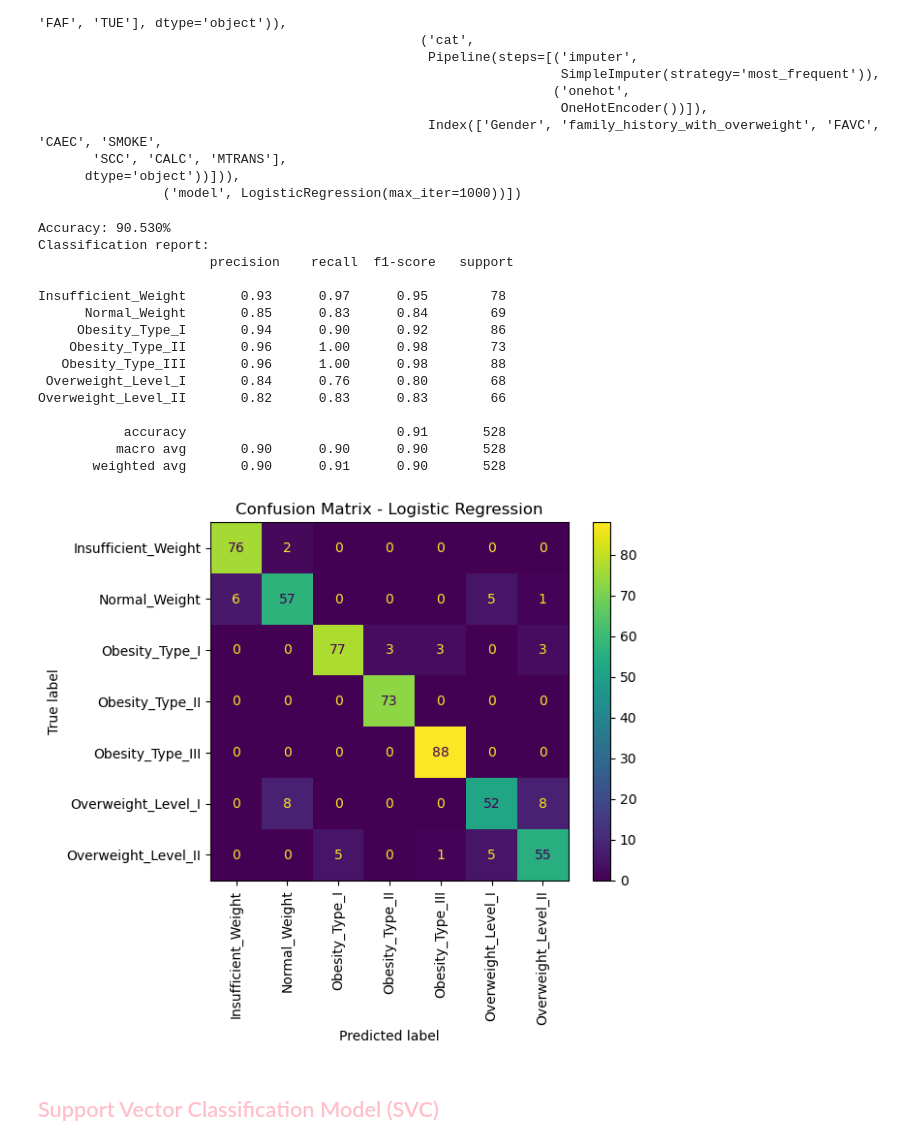
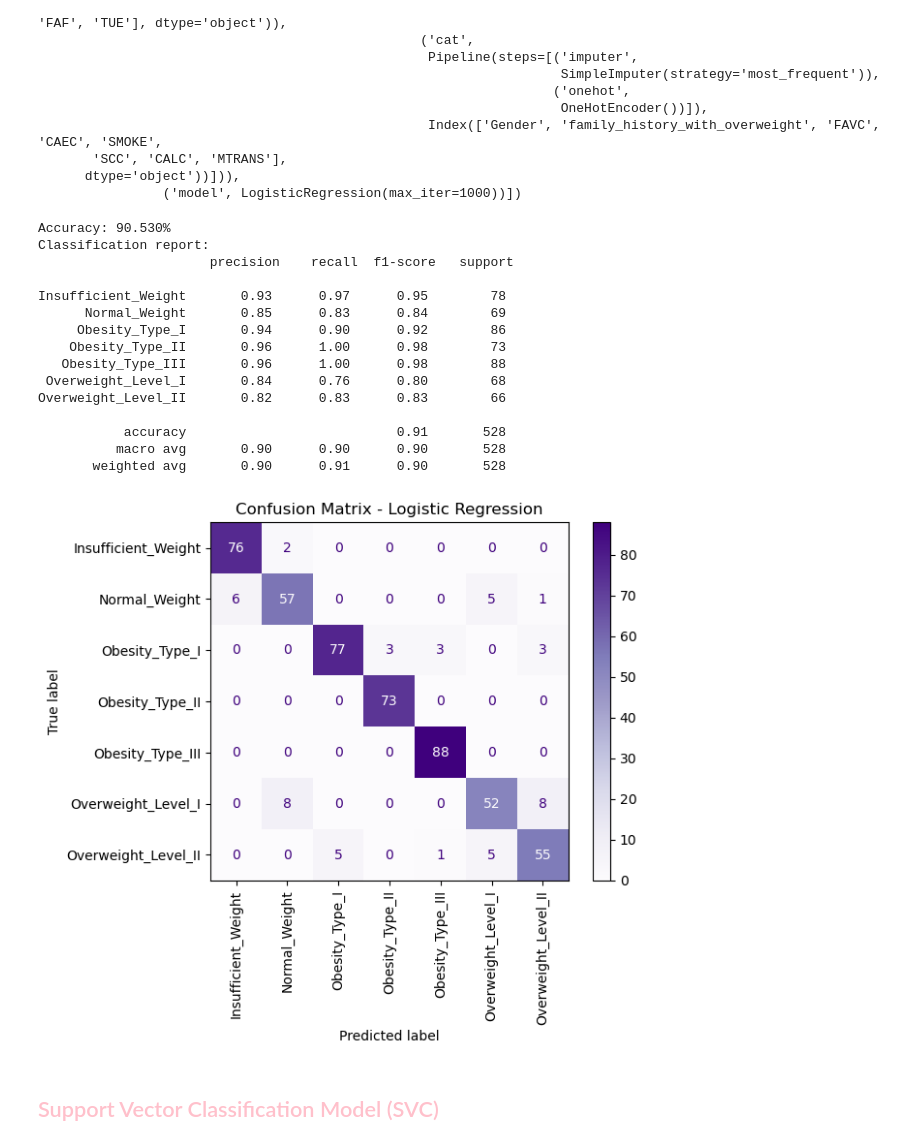
Before and after one commit to zosia-r/msid, a Jupyter notebook: II/sklearn_models.ipynb, the cells around one changed output. Drawn from its saved outputs; the diff is of its cells as text; code cells hidden in the pictures.

```diff
--- a/II/sklearn_models.ipynb
+++ b/II/sklearn_models.ipynb
@@ -172,32 +172,32 @@ Pipeline(steps=[('preprocessor',
 # %%
 # Evaluate the model
 Y_pred = model_reg.predict(X_test)
 
 print(f'Accuracy: {accuracy_score(Y_test, Y_pred)*100:.3f}%')
 print('Classification report:\n', classification_report(Y_test, Y_pred))
 
 # Display confusion matrix
-ConfusionMatrixDisplay.from_estimator(model_reg, X_test, Y_test)
+ConfusionMatrixDisplay.from_estimator(model_reg, X_test, Y_test, cmap=plt.cm.Purples)
 plt.xticks(rotation=90)
 plt.title('Confusion Matrix - Logistic Regression')
 plt.show()
 # %% [output]
 Accuracy: 90.530%
 Classification report:
                       precision    recall  f1-score   support
 
 Insufficient_Weight       0.93      0.97      0.95        78
       Normal_Weight       0.85      0.83      0.84        69
      Obesity_Type_I       0.94      0.90      0.92        86
     Obesity_Type_II       0.96      1.00      0.98        73
    Obesity_Type_III       0.96      1.00      0.98        88
  Overweight_Level_I       0.84      0.76      0.80        68
 Overweight_Level_II       0.82      0.83      0.83        66
 
            accuracy                           0.91       528
           macro avg       0.90      0.90      0.90       528
        weighted avg       0.90      0.91      0.90       528
-[figure, old version]
+[figure, new version]
 # %% [markdown]
 ## <span style="color:pink">Support Vector Classification Model (SVC)</span>
 # %%
```
Also changed, not shown: parts of 2 cells of this notebook, 1 other file.
